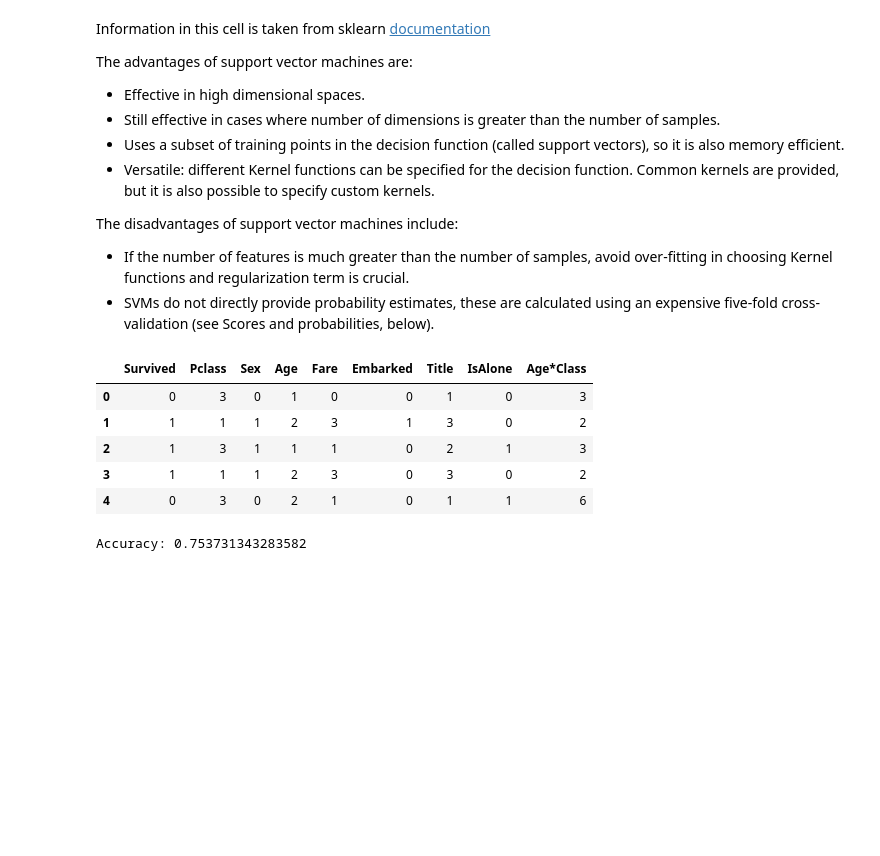
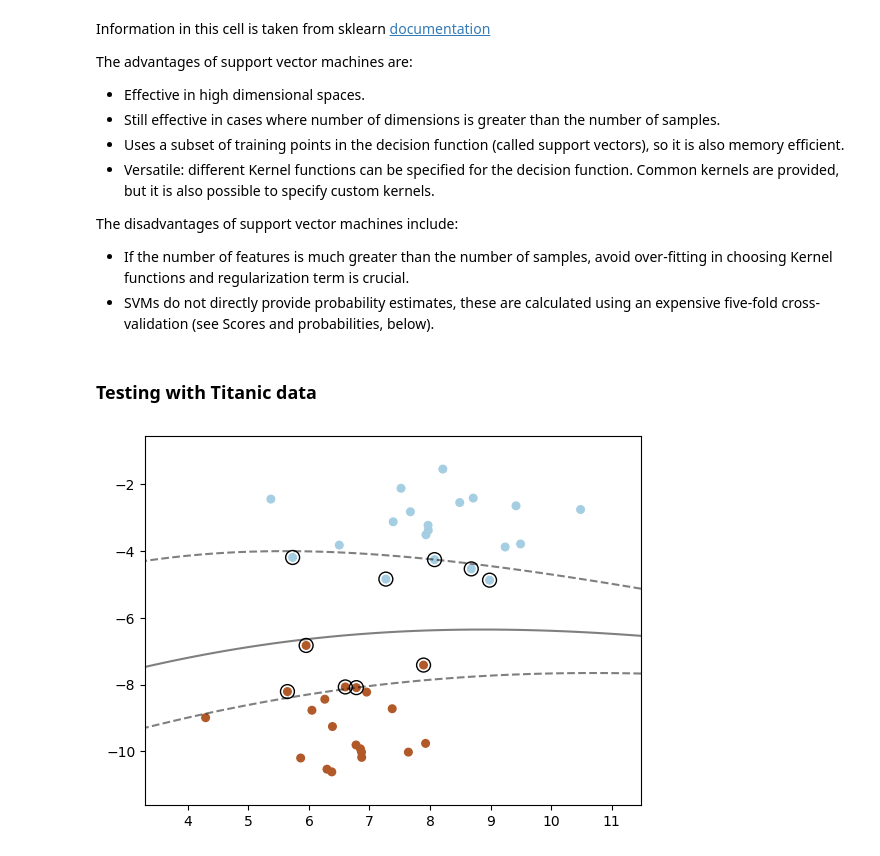
Before and after one commit to luukvanroessel/ML, a Jupyter notebook: classification/SVM_ISLP_theory.ipynb, the cells around one changed output. Saved outputs shown, nothing was run; the diff lists cells and outputs as text; code cells hidden in the pictures; blank space fills up the shorter version.

```diff
--- a/classification/SVM_ISLP_theory.ipynb
+++ b/classification/SVM_ISLP_theory.ipynb
@@ -89,13 +124,3 @@ The advantages of support vector machines are:
 The disadvantages of support vector machines include:
 - If the number of features is much greater than the number of samples, avoid over-fitting in choosing Kernel functions and regularization term is crucial.
 - SVMs do not directly provide probability estimates, these are calculated using an expensive five-fold cross-validation (see Scores and probabilities, below).
-# %%
-df = pd.read_pickle("titanic_train_preprocessed_df.pkl")
-df.head()
-# %% [output]
-|  | Survived | Pclass | Sex | Age | Fare | Embarked | Title | IsAlone | Age*Class |
-| 0 | 0 | 3 | 0 | 1 | 0 | 0 | 1 | 0 | 3 |
-| 1 | 1 | 1 | 1 | 2 | 3 | 1 | 3 | 0 | 2 |
-| 2 | 1 | 3 | 1 | 1 | 1 | 0 | 2 | 1 | 3 |
-| 3 | 1 | 1 | 1 | 2 | 3 | 0 | 3 | 0 | 2 |
-| 4 | 0 | 3 | 0 | 2 | 1 | 0 | 1 | 1 | 6 |
@@ -120,8 +127,33 @@ y_pred = clf.predict(X_test)
-# %%
-#Import scikit-learn metrics module for accuracy calculation
-from sklearn import metrics
-
-# Model Accuracy: how often is the classifier correct?
-print("Accuracy:",metrics.accuracy_score(y_test, y_pred))
-# %% [output]
-Accuracy: 0.753731343283582
+# %% [markdown]
+### Testing with Titanic data
+# %%
+C = 1
+clf = svm.SVC(kernel="poly", C=C)
+clf.fit(X, y)
+
+plt.scatter(X[:, 0], X[:, 1], c=y, s=30, cmap=plt.cm.Paired)
+
+# plot the decision function
+ax = plt.gca()
+DecisionBoundaryDisplay.from_estimator(
+    clf,
+    X,
+    plot_method="contour",
+    colors="k",
+    levels=[-1, 0, 1],
+    alpha=0.5,
+    linestyles=["--", "-", "--"],
+    ax=ax,
+)
+# plot support vectors
+ax.scatter(
+    clf.support_vectors_[:, 0],
+    clf.support_vectors_[:, 1],
+    s=100,
+    linewidth=1,
+    facecolors="none",
+    edgecolors="k",
+)
+plt.show()
+# %% [output]
+[figure, added]
```
Also changed, not shown: parts of 5 cells of this notebook, 1 other file.
